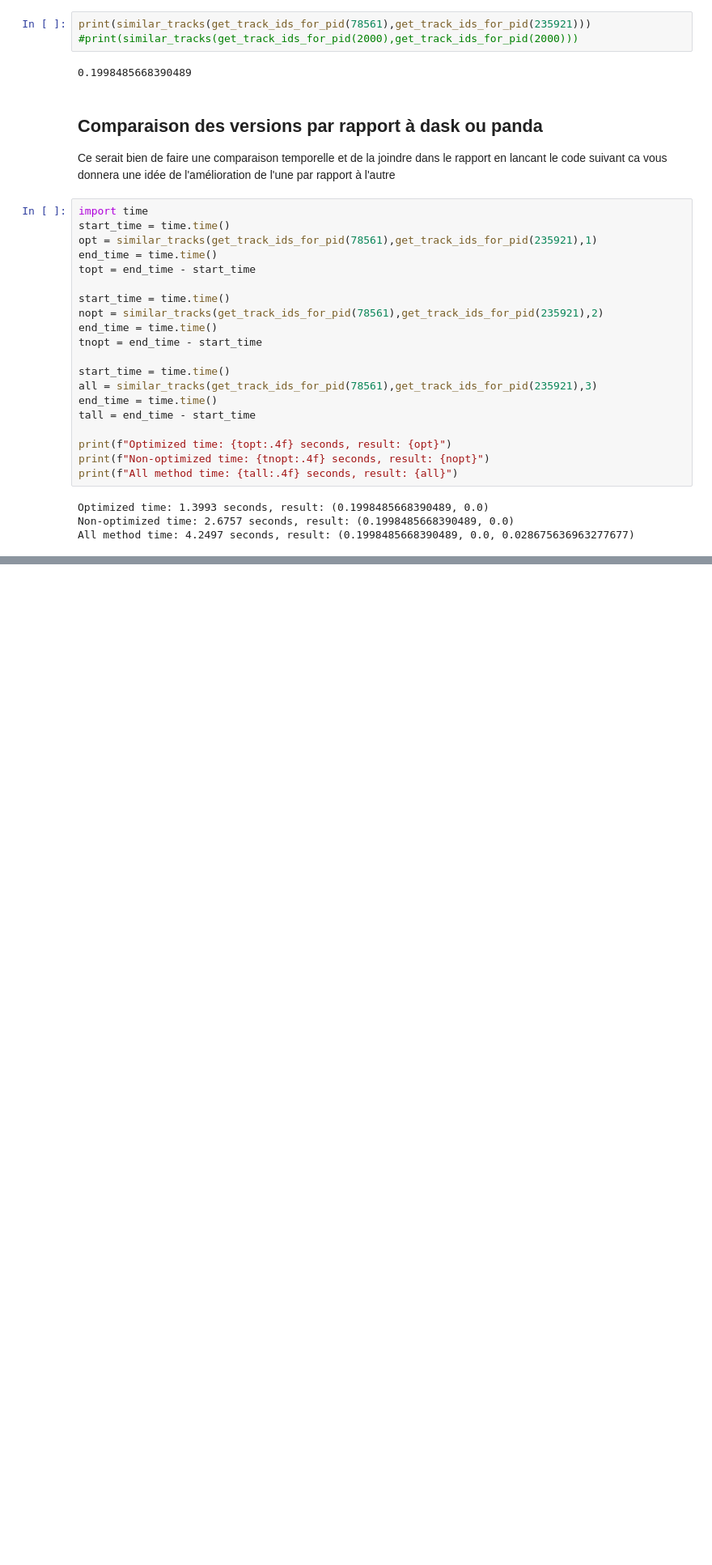
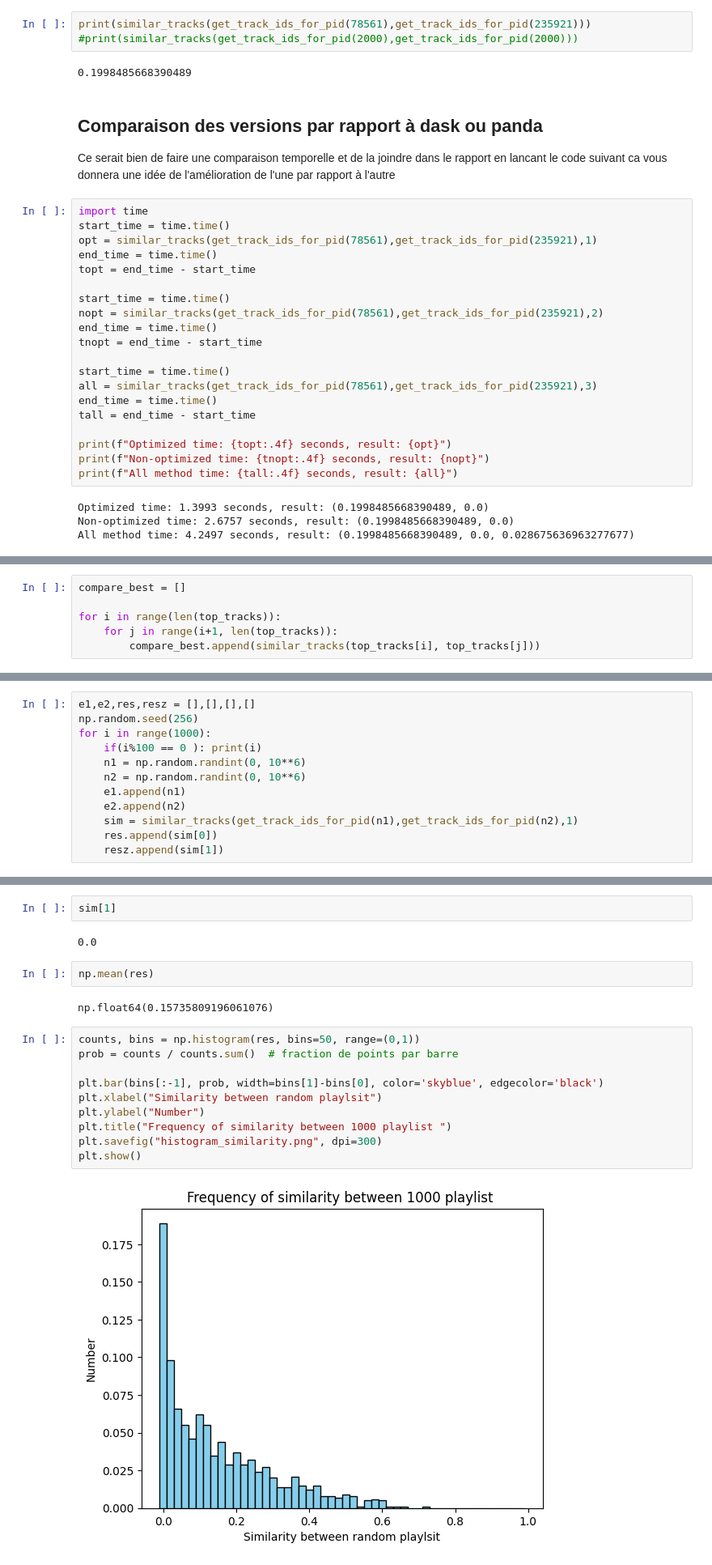
Before and after one commit to rmcvid/infoh600_projet, a Jupyter notebook: test.ipynb, the cells around one changed output, grey strips where cells are left out. Shown at 81% size. Cells and saved outputs as stored; diff of their text form; blank space fills up the shorter version.

```diff
--- a/test.ipynb
+++ b/test.ipynb
@@ -407,0 +561,6 @@ True
+# %%
+compare_best = []
+
+for i in range(len(top_tracks)):
+    for j in range(i+1, len(top_tracks)):
+        compare_best.append(similar_tracks(top_tracks[i], top_tracks[j]))
@@ -407,0 +571,12 @@ True
+# %%
+e1,e2,res,resz = [],[],[],[]
+np.random.seed(256)
+for i in range(1000):
+    if(i%100 == 0 ): print(i)
+    n1 = np.random.randint(0, 10**6)
+    n2 = np.random.randint(0, 10**6)
+    e1.append(n1)
+    e2.append(n2)
+    sim = similar_tracks(get_track_ids_for_pid(n1),get_track_ids_for_pid(n2),1)
+    res.append(sim[0])
+    resz.append(sim[1])
@@ -407,0 +596,20 @@ True
+# %%
+sim[1]
+# %% [output]
+0.0
+# %%
+np.mean(res)
+# %% [output]
+np.float64(0.15735809196061076)
+# %%
+counts, bins = np.histogram(res, bins=50, range=(0,1))
+prob = counts / counts.sum()  # fraction de points par barre
+
+plt.bar(bins[:-1], prob, width=bins[1]-bins[0], color='skyblue', edgecolor='black')
+plt.xlabel("Similarity between random playlsit")
+plt.ylabel("Number")
+plt.title("Frequency of similarity between 1000 playlist ")
+plt.savefig("histogram_similarity.png", dpi=300)
+plt.show()
+# %% [output]
+[figure, added]
```
Also changed, not shown: parts of 29 cells of this notebook, 1 other file.
